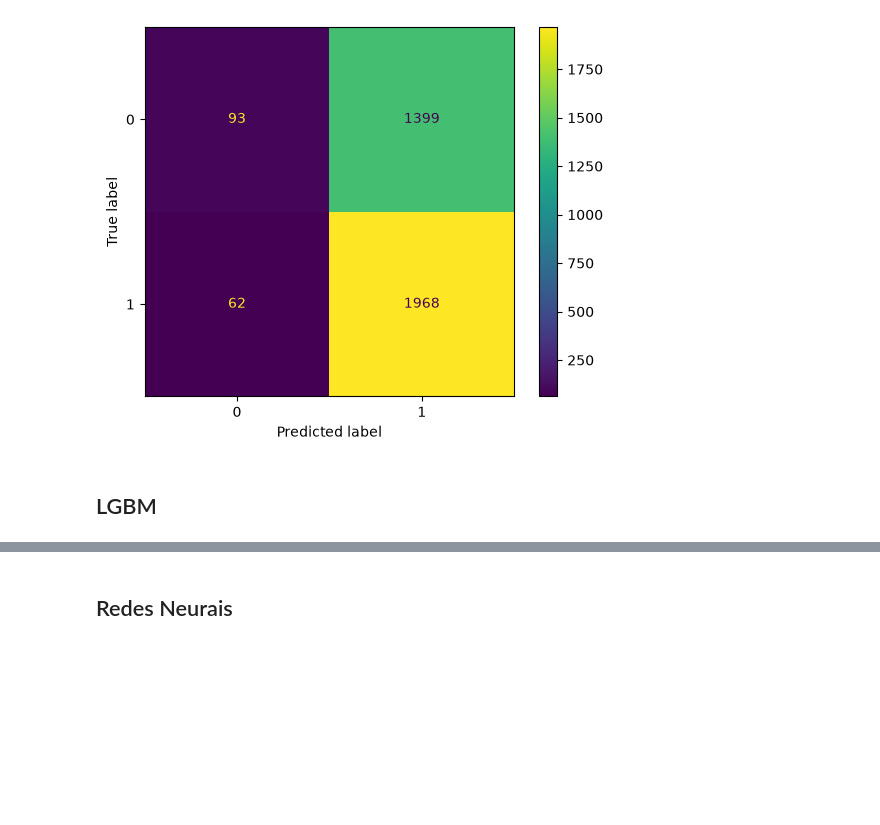
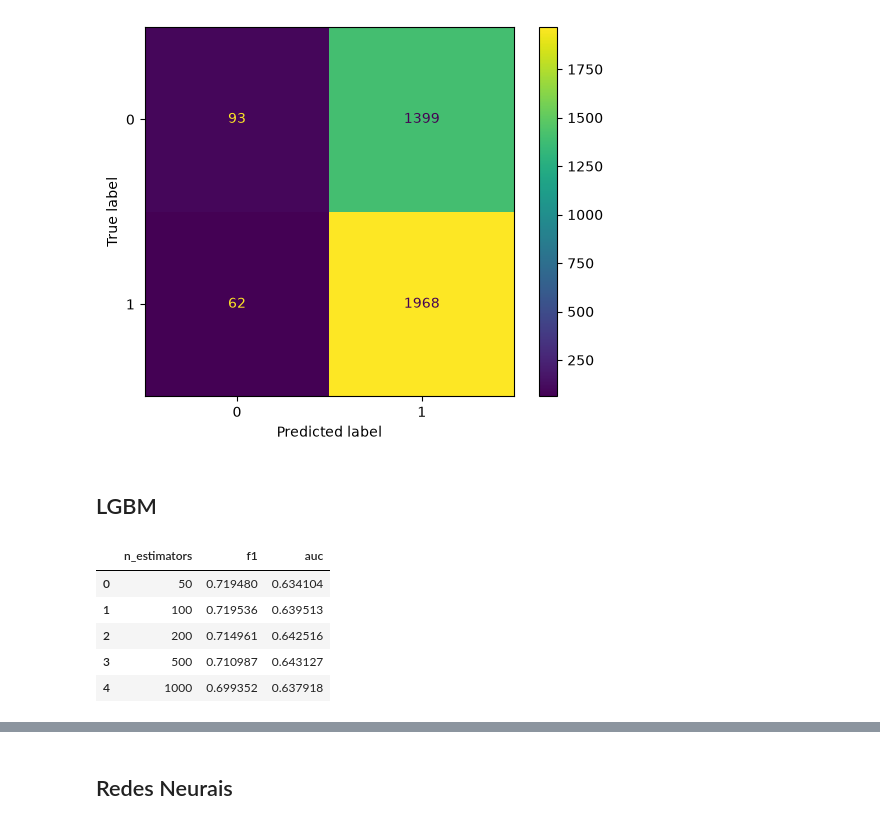
Before and after one commit to rafabandoni/nfl-predict, a Jupyter notebook: notebooks/model_development.ipynb, the cells around one changed output, grey strips where cells are left out. Drawn from its saved outputs; the diff is of its cells as text; code cells hidden in the pictures; blank space fills up the shorter version.

```diff
--- a/notebooks/model_development.ipynb
+++ b/notebooks/model_development.ipynb
@@ -724,4 +724,30 @@ Confusion matrix:
 # %% [markdown]
 ## LGBM
 # %%
-# TODO
+from lightgbm import LGBMClassifier
+
+n_estimators_list = [50, 100, 200, 500, 1000]
+
+f1_scores = []
+auc_scores = []
+
+for n in n_estimators_list:
+  lgbm_model = LGBMClassifier(n_estimators=n, learning_rate=0.05, random_state=42, verbose=-1)
+  lgbm_model.fit(X_train_enriched, y_train)
+
+  preds = lgbm_model.predict(X_val)
+  f1_scores.append(f1_score(y_val, preds))
+  auc_scores.append(roc_auc_score(y_val, preds))
+
+pd.DataFrame({
+    'n_estimators' : n_estimators_list,
+    'f1' : f1_scores,
+    'auc' : auc_scores,
+})
+# %% [output]
+|  | n_estimators | f1 | auc |
+| 0 | 50 | 0.719480 | 0.634104 |
+| 1 | 100 | 0.719536 | 0.639513 |
+| 2 | 200 | 0.714961 | 0.642516 |
+| 3 | 500 | 0.710987 | 0.643127 |
+| 4 | 1000 | 0.699352 | 0.637918 |
```
Also changed, not shown: parts of 1 cell of this notebook, 1 other file.
